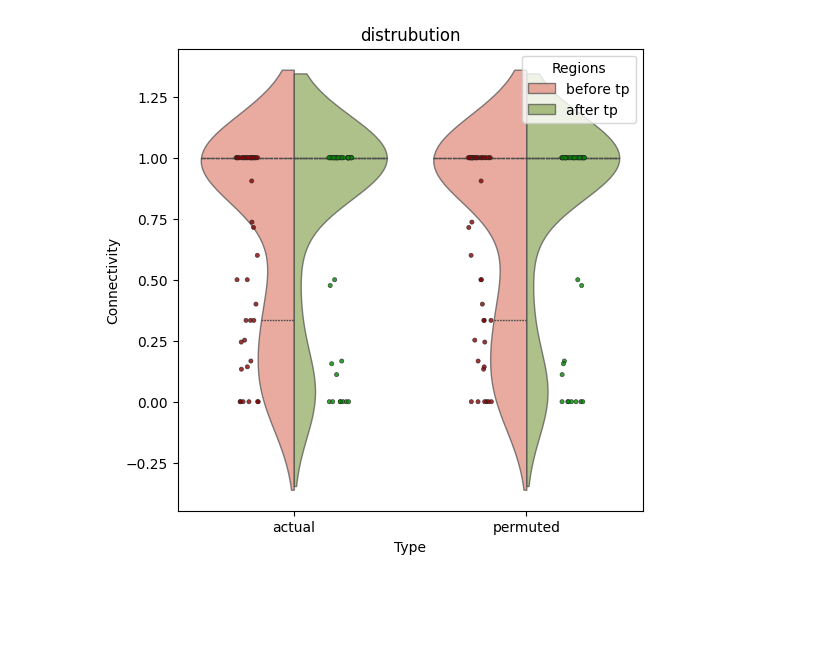
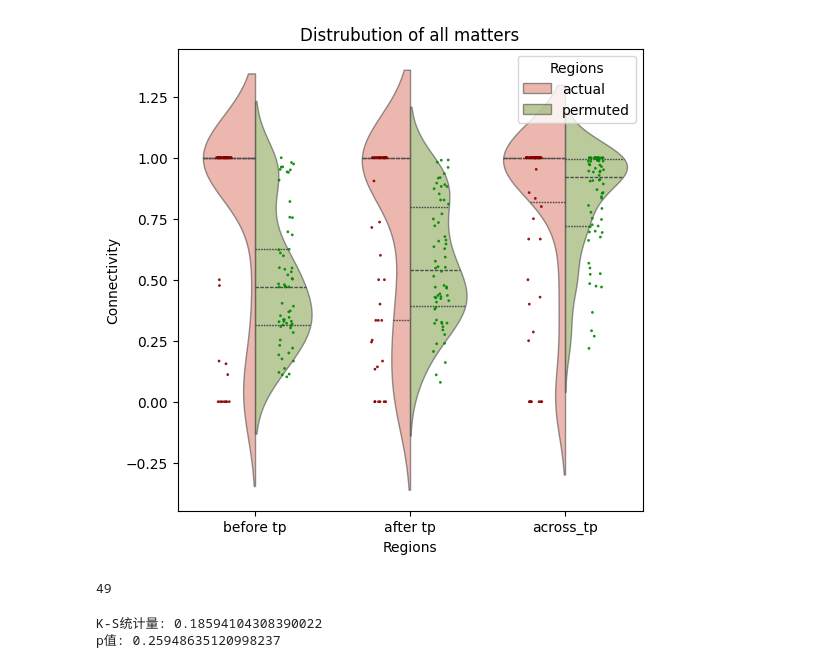
Before and after one commit to georgez9/Truncation, a Jupyter notebook: Python/test1.ipynb, the cells around one changed output. Cells and saved outputs as stored; diff of their text form; code cells hidden in the pictures; blank space fills up the shorter version.

```diff
--- a/Python/test1.ipynb
+++ b/Python/test1.ipynb
@@ -16,17 +17,32 @@ df.head(5)
 # %%
 plt.figure(figsize=(6, 6))
 
-sns.violinplot(data=df, x="Type", y="Connectivity", hue="Regions", palette=["#F17C67", "#90B44B"], alpha=0.7,
-               split=True, inner="quart", linewidth=1)
+sns.violinplot(data=df, x="Regions", y="Connectivity", hue="Type", palette=["#F17C67", "#90B44B"], alpha=0.6,
+               split=True, inner="quart", linewidth=1, density_norm="count")
 
-ax = sns.stripplot(data=df, x="Type", y="Connectivity", hue="Regions",
-              dodge=True, alpha=0.8, jitter=True, palette=["#880000", "#008800"], size=3, linewidth=0.5)
+ax = sns.stripplot(data=df, x="Regions", y="Connectivity", hue="Type",
+              dodge=True, alpha=0.9, jitter=True, palette=["#880000", "#008800"], size=2)
 
-# plt.ylim(0, 1)
 handles, labels = ax.get_legend_handles_labels()
 ax.legend(handles[:2], labels[:2], title='Regions')
 
-plt.title('distrubution')
+plt.title('Distrubution of all matters')
 plt.show()
 # %% [output]
-[figure, old version]
+[figure, new version]
+# %%
+data1 = df[(df['Type'] == 'actual') & (df['Regions'] == 'after tp')]['Connectivity']
+data2 = df[(df['Type'] == 'actual') & (df['Regions'] == 'across_tp')]['Connectivity']
+data1 = data1.dropna()
+data2 = data2.dropna()
+data1.size
+# %% [output]
+49
+# %%
+statistic, p_value = ks_2samp(data1, data2)
+
+print(f"K-S统计量: {statistic}")
+print(f"p值: {p_value}")
+# %% [output]
+K-S统计量: 0.18594104308390022
+p值: 0.25948635120998237
```
Also changed, not shown: parts of 7 cells of this notebook.
